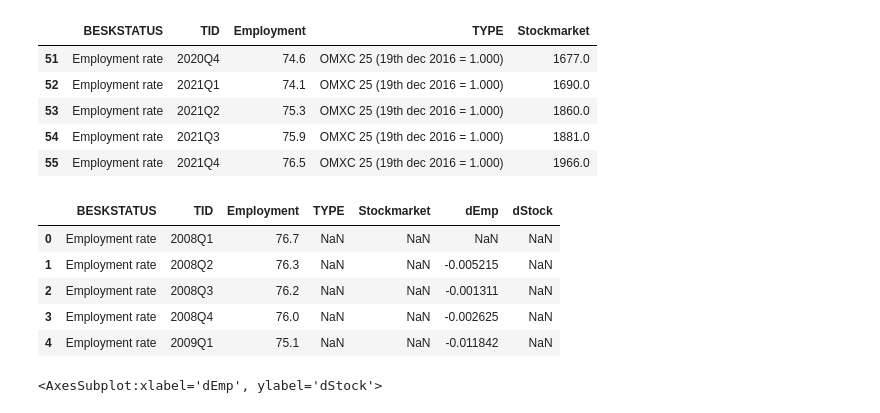
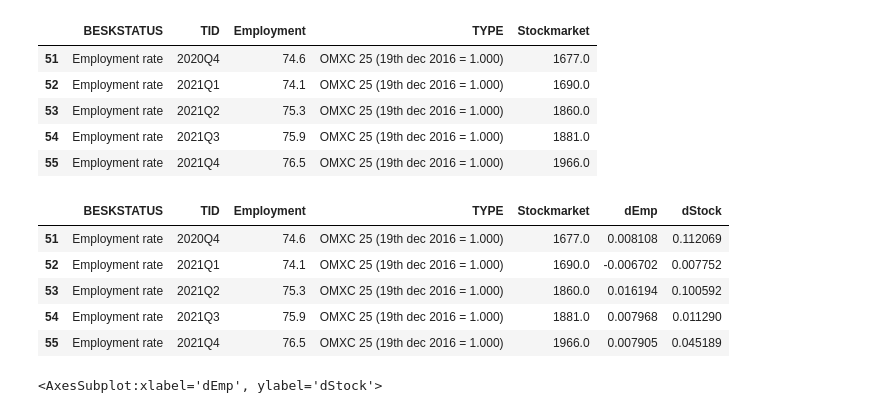
Before and after one commit to JonaDelaney/projects-2022-mmf, a Jupyter notebook: dataproject/Maiwand.ipynb, the cells around one changed output. Drawn from its saved outputs; the diff is of its cells as text; code cells hidden in the pictures.

```diff
--- a/dataproject/Maiwand.ipynb
+++ b/dataproject/Maiwand.ipynb
@@ -287,13 +287,13 @@ complete.tail(5)
 # %%
 complete['dEmp'] = complete['Employment']/complete['Employment'].shift(1) - 1
 complete['dStock'] = complete['Stockmarket']/complete['Stockmarket'].shift(1) - 1
-complete.head(5)
+complete.tail(5)
 # %% [output]
 |  | BESKSTATUS | TID | Employment | TYPE | Stockmarket | dEmp | dStock |
-| 0 | Employment rate | 2008Q1 | 76.7 | NaN | NaN | NaN | NaN |
-| 1 | Employment rate | 2008Q2 | 76.3 | NaN | NaN | -0.005215 | NaN |
-| 2 | Employment rate | 2008Q3 | 76.2 | NaN | NaN | -0.001311 | NaN |
-| 3 | Employment rate | 2008Q4 | 76.0 | NaN | NaN | -0.002625 | NaN |
-| 4 | Employment rate | 2009Q1 | 75.1 | NaN | NaN | -0.011842 | NaN |
+| 51 | Employment rate | 2020Q4 | 74.6 | OMXC 25 (19th dec 2016 = 1.000) | 1677.0 | 0.008108 | 0.112069 |
+| 52 | Employment rate | 2021Q1 | 74.1 | OMXC 25 (19th dec 2016 = 1.000) | 1690.0 | -0.006702 | 0.007752 |
+| 53 | Employment rate | 2021Q2 | 75.3 | OMXC 25 (19th dec 2016 = 1.000) | 1860.0 | 0.016194 | 0.100592 |
+| 54 | Employment rate | 2021Q3 | 75.9 | OMXC 25 (19th dec 2016 = 1.000) | 1881.0 | 0.007968 | 0.011290 |
+| 55 | Employment rate | 2021Q4 | 76.5 | OMXC 25 (19th dec 2016 = 1.000) | 1966.0 | 0.007905 | 0.045189 |
 # %%
 # Correlation plot of change in employment and change in stock market index
```
Also changed, not shown: parts of 1 cell of this notebook.
